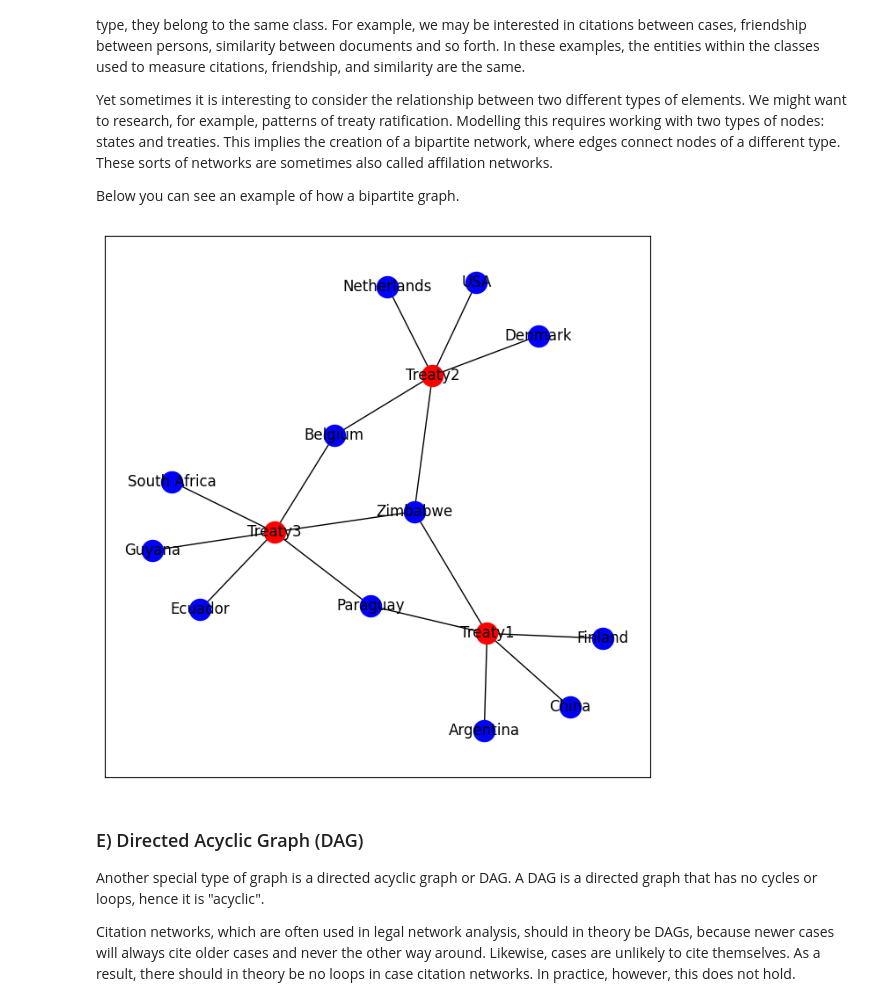
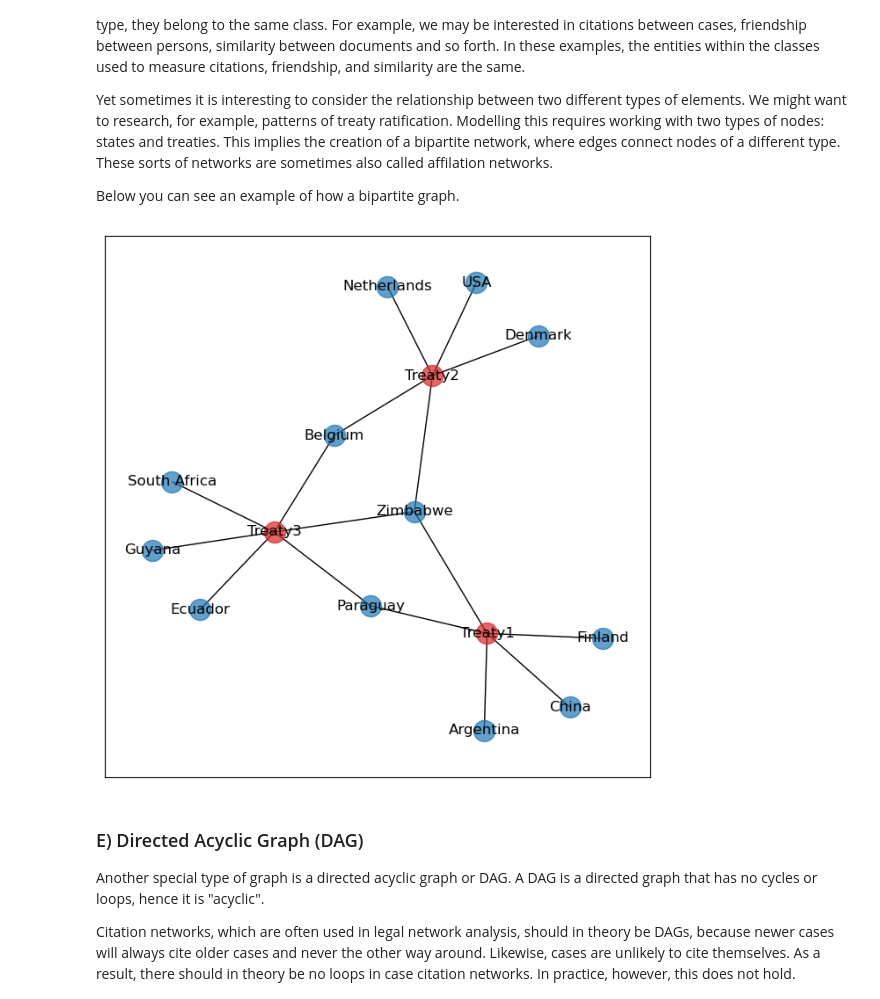
Before and after one commit to maastrichtlawtech/legalnetworkanalysis_textbook, a Jupyter notebook: Chapter_1_Introduction.ipynb, the cells around one changed output. Saved outputs shown, nothing was run; the diff lists cells and outputs as text; code cells hidden in the pictures.

```diff
--- a/Chapter_1_Introduction.ipynb
+++ b/Chapter_1_Introduction.ipynb
@@ -121,15 +123,15 @@ Below you can see an example of how a bipartite graph.
 # %%
 g_treaties = load_graph_from_json("data/g_treaties.json")
 states = [x[0] for x in list(g_treaties.nodes(data="bipartite")) if x[1] == 0]
 treaties = [x[0] for x in list(g_treaties.nodes(data="bipartite")) if x[1] == 1]
 plt.figure(figsize=(8,8))
 pos = nx.spring_layout(g_treaties, seed=123)
-nx.draw_networkx_nodes(g_treaties, pos=pos, nodelist= states, node_color='blue')
-nx.draw_networkx_nodes(g_treaties, pos=pos, nodelist= treaties, node_color='red')
+nx.draw_networkx_nodes(g_treaties, pos=pos, nodelist= states, node_color='tab:blue', alpha = 0.7)
+nx.draw_networkx_nodes(g_treaties, pos=pos, nodelist= treaties, node_color='tab:red', alpha =0.7)
 nx.draw_networkx_edges(g_treaties, pos=pos)
 nx.draw_networkx_labels(g_treaties, pos=pos);
 # %% [output]
-[figure, old version]
+[figure, new version]
 # %% [markdown]
 ### E) Directed Acyclic Graph (DAG)
 
```
Also changed, not shown: parts of 6 cells of this notebook, 1 other file.
